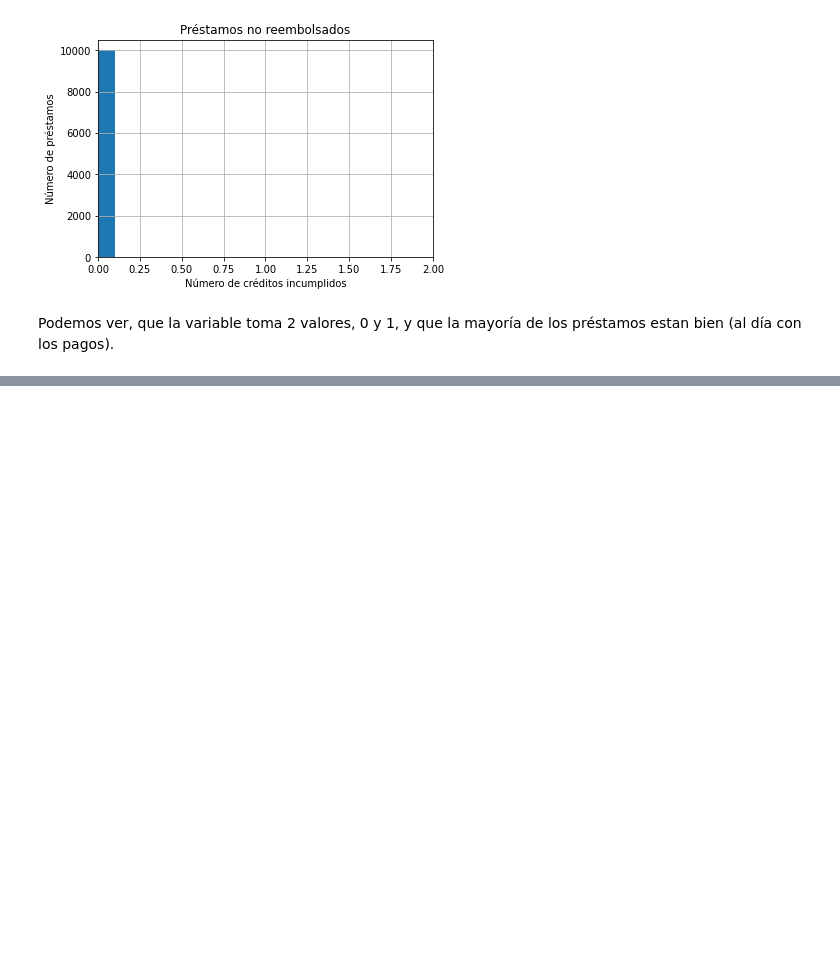
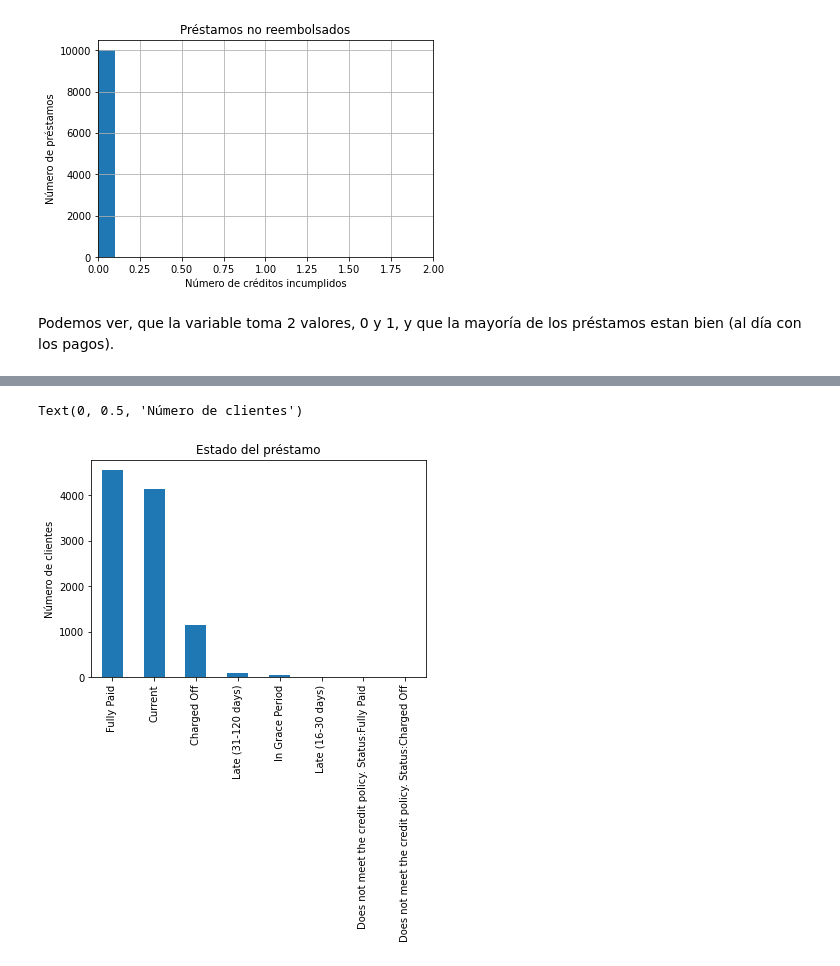
Before and after one commit to virf96/Chat-Bot, a Jupyter notebook: Tipos_de_variables.ipynb, the cells around one changed output, grey strips where cells are left out. Saved outputs shown, nothing was run; the diff lists cells and outputs as text; code cells hidden in the pictures; blank space fills up the shorter version.

```diff
--- a/Tipos_de_variables.ipynb
+++ b/Tipos_de_variables.ipynb
@@ -310,0 +411,10 @@ Podemos ver, que la variable toma 2 valores, 0 y 1, y que la mayoría de los pr
+# %%
+# Creemos un gráfico de barras, con el número de préstamistas
+# por cada una de las categorías
+
+fig = data['loan_status'].value_counts().plot.bar()
+fig.set_title('Estado del préstamo')
+fig.set_ylabel('Número de clientes')
+# %% [output]
+Text(0, 0.5, 'Número de clientes')
+[figure, added]
```
Also changed, not shown: parts of 33 cells of this notebook.
